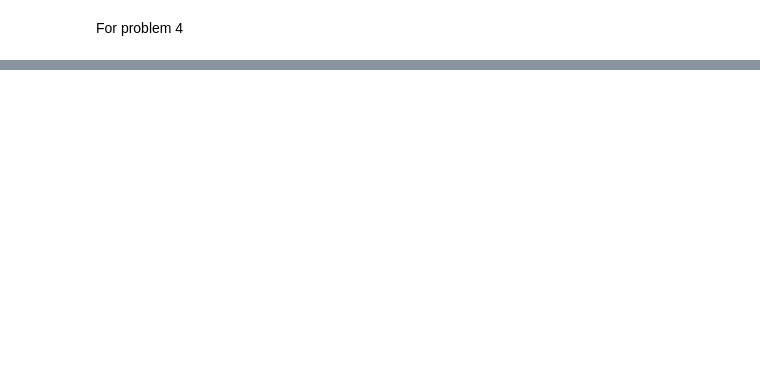
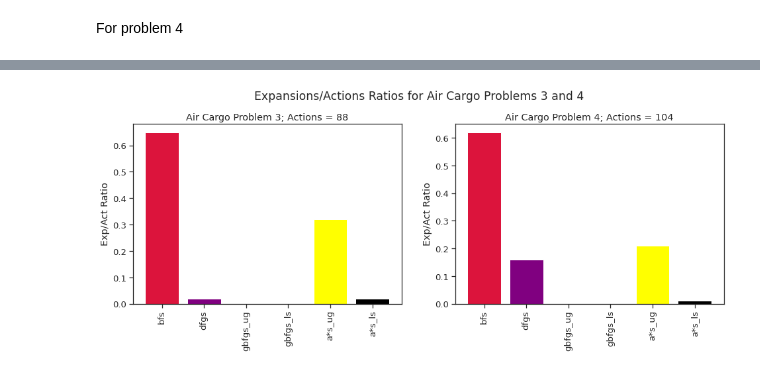
Before and after one commit to Lawrence-Krukrubo/Building-a-Forward-Planning-Agent, a Jupyter notebook: forward_planning_agent_analysis.ipynb, the cells around one changed output, grey strips where cells are left out. Saved outputs shown, nothing was run; the diff lists cells and outputs as text; code cells hidden in the pictures; blank space fills up the shorter version.

```diff
--- a/forward_planning_agent_analysis.ipynb
+++ b/forward_planning_agent_analysis.ipynb
@@ -93,0 +233,6 @@ prob_4
+# %%
+chart_1, ch1_actions, ch1_problem = get_chart(prob_3)
+chart_2, ch2_actions, ch2_problem = get_chart(prob_4)
+plot_bar_chart(chart_1, chart_2, 3)
+# %% [output]
+[figure, added]
```
Also changed, not shown: parts of 14 cells of this notebook.
